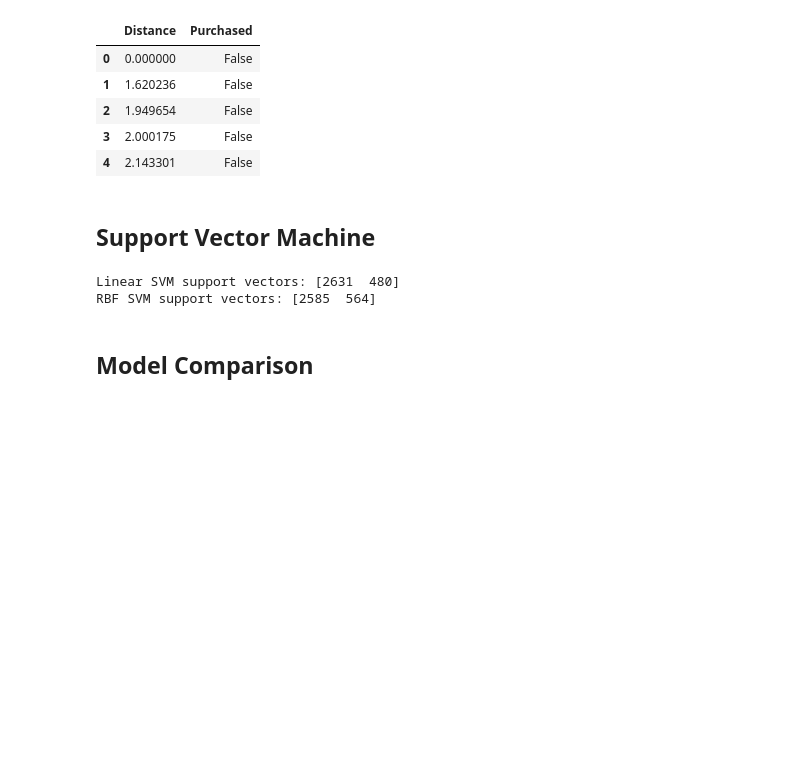
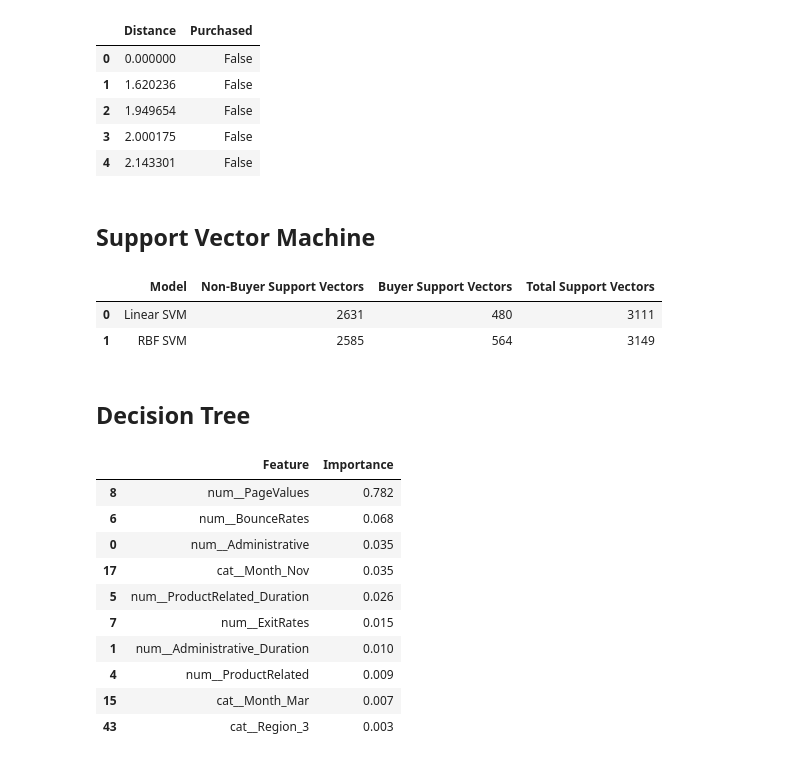
Before and after one commit to Lvl-Up-Slime/CAI_4105_2026_Fall_Team_6, a Jupyter notebook: challenge2/Challenge2.ipynb, the cells around one changed output. Drawn from its saved outputs; the diff is of its cells as text; code cells hidden in the pictures; blank space fills up the shorter version.

Commit message:
Implemented Random forest, decision tree and gradient boosting

```diff
--- a/challenge2/Challenge2.ipynb
+++ b/challenge2/Challenge2.ipynb
@@ -241,7 +241,6 @@ uniform
 # %% [markdown]
 ## Support Vector Machine
 # %%
-
 svmlinear_pipe = Pipeline([
     ("prep", preprocessor),
     ("model", SVC(kernel="linear", C=1.0, class_weight="balanced"))
@@ -262,11 +261,60 @@ fitted_svmrbf = clone(svmrbf_pipe).fit(X_train, y_train)
 
 svmlinear_model = fitted_svmlinear.named_steps["model"]
 svmrbf_model = fitted_svmrbf.named_steps["model"]
-
-print("Linear SVM support vectors:", svmlinear_model.n_support_)
-print("RBF SVM support vectors:", svmrbf_model.n_support_)
+svm_support = pd.DataFrame({
+    "Model": ["Linear SVM", "RBF SVM"],
+    "Non-Buyer Support Vectors": [
+        svmlinear_model.n_support_[0],
+        svmrbf_model.n_support_[0]
+    ],
+    "Buyer Support Vectors": [
+        svmlinear_model.n_support_[1],
+        svmrbf_model.n_support_[1]
+    ],
+    "Total Support Vectors": [
+        svmlinear_model.n_support_.sum(),
+        svmrbf_model.n_support_.sum()
+    ]
+})
+display(svm_support)
 # %% [output]
-Linear SVM support vectors: [2631  480]
-RBF SVM support vectors: [2585  564]
+|  | Model | Non-Buyer Support Vectors | Buyer Support Vectors | Total Support Vectors |
+| 0 | Linear SVM | 2631 | 480 | 3111 |
+| 1 | RBF SVM | 2585 | 564 | 3149 |
 # %% [markdown]
-## Model Comparison
+## Decision Tree
+# %%
+dt_pipe = Pipeline([
+    ("prep", preprocessor),
+    ("model", DecisionTreeClassifier(
+        random_state=42,
+        max_depth=5,
+        min_samples_leaf=11,
+    ))
+])
+fitted_dt = clone(dt_pipe).fit(X_train, y_train)
+
+dt_model = fitted_dt.named_steps["model"]
+dt_importance = pd.DataFrame({
+    "Feature": fitted_dt.named_steps["prep"].get_feature_names_out(),
+    "Importance": dt_model.feature_importances_
+})
+
+display(
+    dt_importance.sort_values(
+        "Importance",
+        ascending=False
+    ).head(10).round(3)
+)
+# %% [output]
+|  | Feature | Importance |
+| 8 | num__PageValues | 0.782 |
+| 6 | num__BounceRates | 0.068 |
+| 0 | num__Administrative | 0.035 |
+| 17 | cat__Month_Nov | 0.035 |
+| 5 | num__ProductRelated_Duration | 0.026 |
+| 7 | num__ExitRates | 0.015 |
+| 1 | num__Administrative_Duration | 0.010 |
+| 4 | num__ProductRelated | 0.009 |
+| 15 | cat__Month_Mar | 0.007 |
+| 43 | cat__Region_3 | 0.003 |
```
Also changed, not shown: parts of 6 cells of this notebook.
